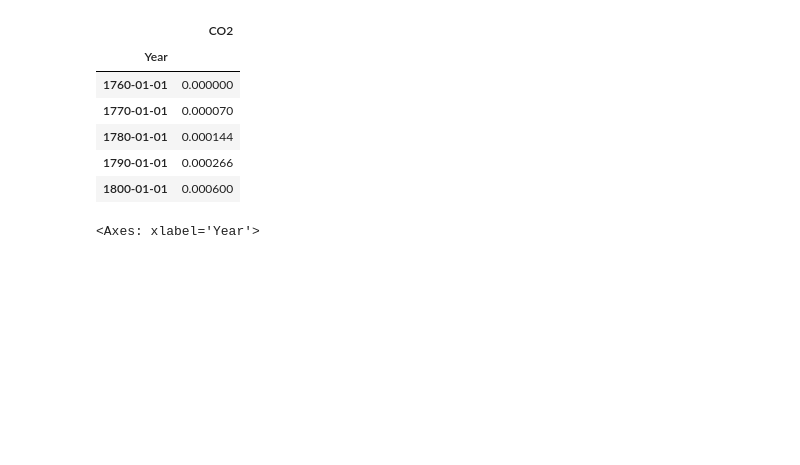
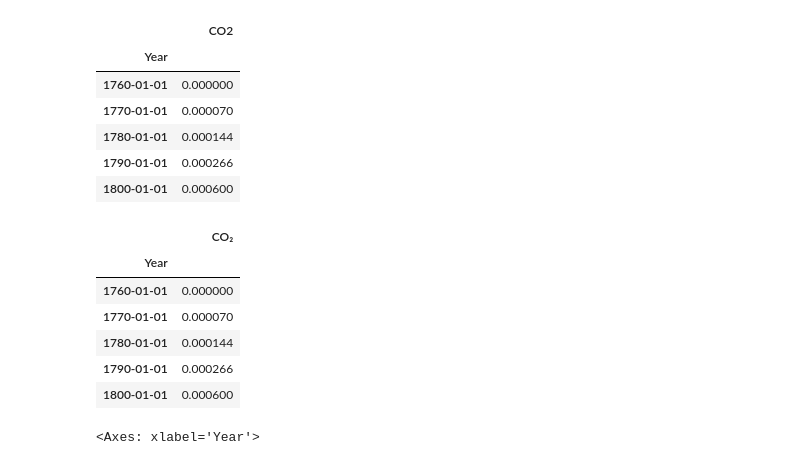
Before and after one commit to Wairimukimm/Carbon-credits-chronicles, a Jupyter notebook: Notebook.ipynb, the cells around one changed output. Saved outputs shown, nothing was run; the diff lists cells and outputs as text; code cells hidden in the pictures; blank space fills up the shorter version.

```diff
--- a/Notebook.ipynb
+++ b/Notebook.ipynb
@@ -642,6 +658,28 @@ world_emissions.head()
 | 1780-01-01 | 0.000144 |
 | 1790-01-01 | 0.000266 |
 | 1800-01-01 | 0.000600 |
+# %%
+world_emissions = world_df[['Annual CO₂ emissions']].copy()
+world_emissions = world_emissions.rename(columns={'Annual CO₂ emissions': 'CO₂'}) #Rename the column
+
+from sklearn.preprocessing import MinMaxScaler
+
+# Initialize the scaler
+scaler = MinMaxScaler()
+
+# Fit and transform the CO2 data
+world_emissions['CO₂'] = scaler.fit_transform(world_emissions[['CO₂']])
+
+
+world_emissions.head()
+# %% [output]
+|  | CO₂ |
+| Year |  |
+| 1760-01-01 | 0.000000 |
+| 1770-01-01 | 0.000070 |
+| 1780-01-01 | 0.000144 |
+| 1790-01-01 | 0.000266 |
+| 1800-01-01 | 0.000600 |
 # %%
 # World emissions over time
 world_emissions.plot()
```
Also changed, not shown: parts of 36 cells of this notebook.
